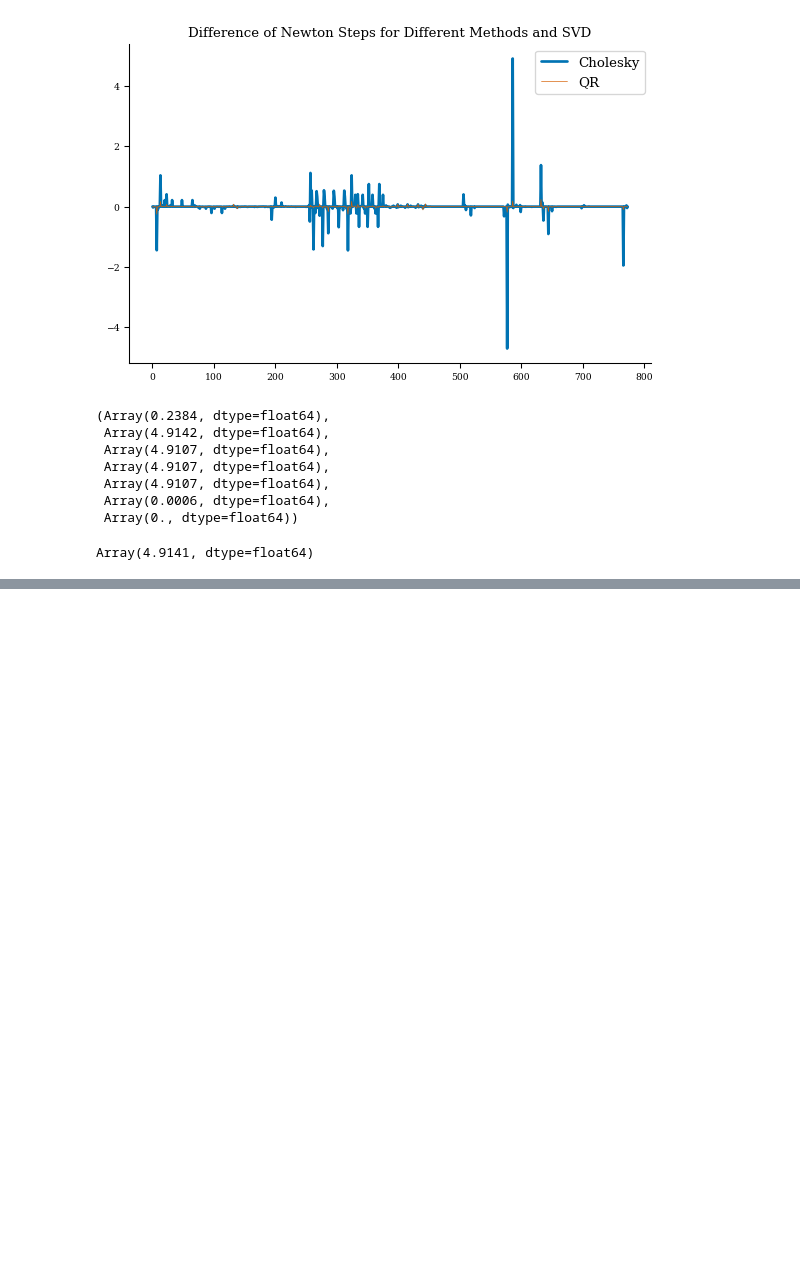
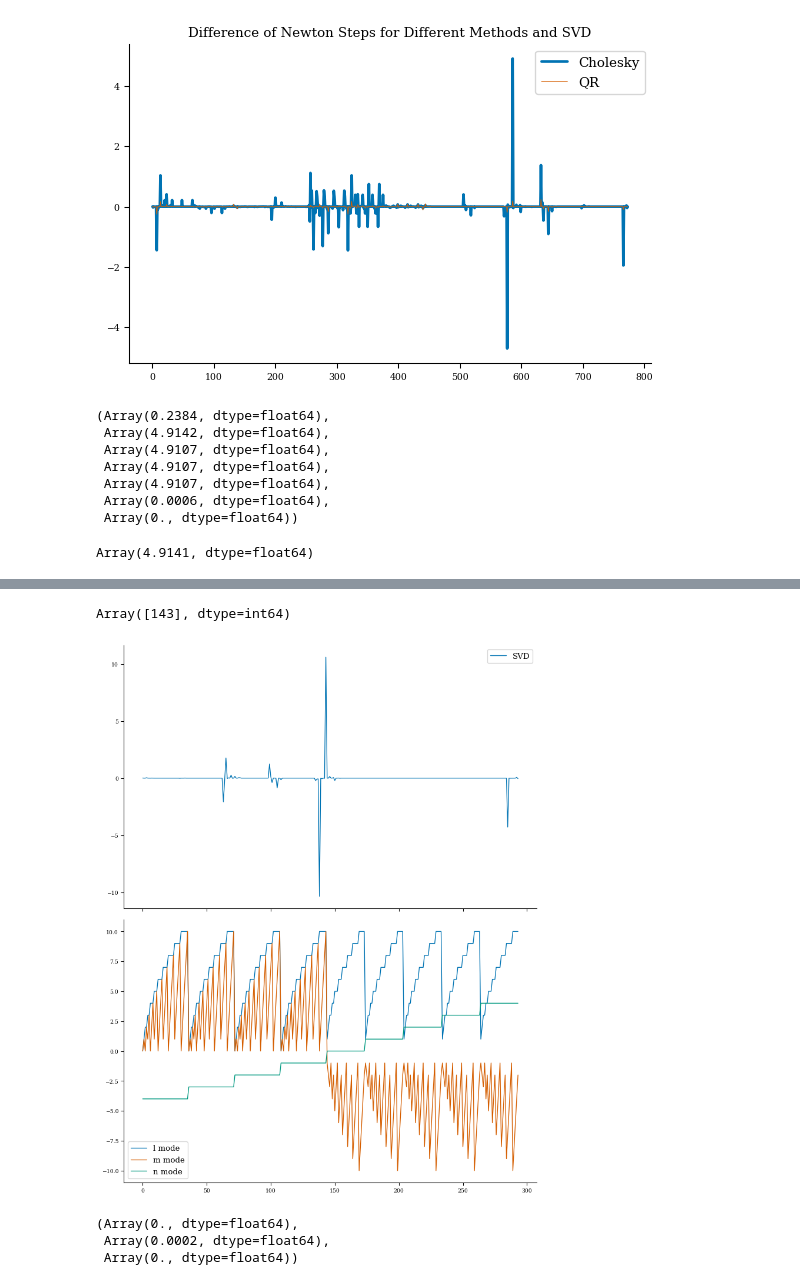
Before and after one commit to YigitElma/DEBUG-DESC, a Jupyter notebook: AnalyzeCondition/transforms.ipynb, the cells around one changed output, grey strips where cells are left out. Cells and saved outputs as stored; diff of their text form; code cells hidden in the pictures; blank space fills up the shorter version.

```diff
--- a/AnalyzeCondition/transforms.ipynb
+++ b/AnalyzeCondition/transforms.ipynb
@@ -279,0 +377,29 @@ Array(4.9141, dtype=float64)
+# %%
+start = len(eq.x_idx["R_lmn"]) + len(eq.x_idx["Z_lmn"]) - len(eq.x_idx["Rb_lmn"]) - len(eq.x_idx["Zb_lmn"])
+end = start + len(eq.x_idx["L_lmn"])
+diff_cho = step_svd-step_cho
+max_idx = jnp.where(diff_cho==max(diff_cho))[0]
+# %%
+max_idx-start
+# %% [output]
+Array([143], dtype=int64)
+# %%
+fig, axs = plt.subplots(2, 1, figsize=(8, 10), sharex=True)
+# axs[0].plot(diff_cho[start:end], label="SVD - Cholesky", lw=2)
+axs[0].plot(step_svd[start:end], label="SVD", lw=1)
+# axs[0].plot(step_qr[start:end], label="QR", lw=1)
+# axs[0].plot(step_cho[start:end], label="CHO", lw=0.5)
+axs[1].plot(eq.L_basis.modes[:, 0], label="l mode")
+axs[1].plot(eq.L_basis.modes[:, 1], label="m mode")
+axs[1].plot(eq.L_basis.modes[:, 2], label="n mode")
+axs[0].legend()
+axs[1].legend()
+fig.savefig("difference-modes.png", dpi=400)
+# %% [output]
+[figure, added]
+# %%
+jnp.linalg.norm(J@step_svd-f), jnp.linalg.norm(J@step_cho-f), jnp.linalg.norm(J@step_qr-f)
+# %% [output]
+(Array(0., dtype=float64),
+ Array(0.0002, dtype=float64),
+ Array(0., dtype=float64))
```
Also changed, not shown: parts of 11 cells of this notebook, 51 other files.
